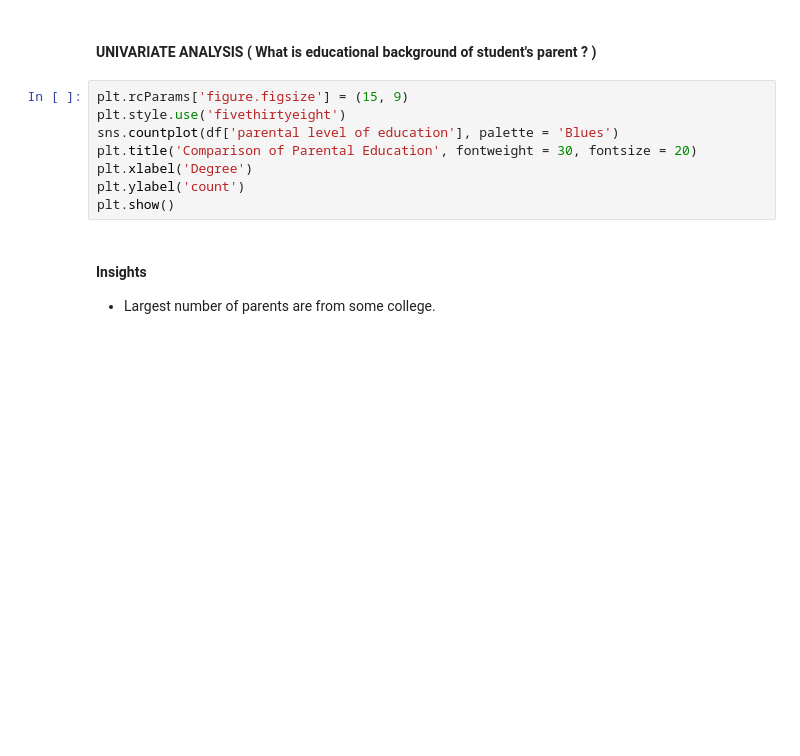
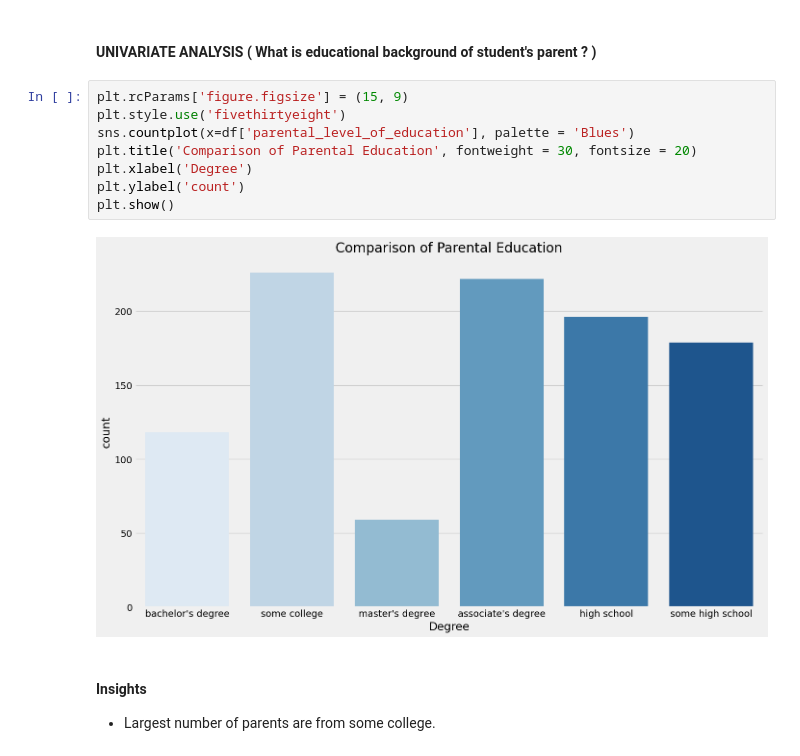
Before and after one commit to cesar-aveleyra-xal/ml-project-test, a Jupyter notebook: notebook/1 . EDA STUDENT PERFORMANCE .ipynb, the cells around one changed output. Drawn from its saved outputs; the diff is of its cells as text; blank space fills up the shorter version.

```diff
--- a/notebook/1 . EDA STUDENT PERFORMANCE .ipynb
+++ b/notebook/1 . EDA STUDENT PERFORMANCE .ipynb
@@ -512,11 +518,13 @@ for container in ax[2].containers:
 # %%
 plt.rcParams['figure.figsize'] = (15, 9)
 plt.style.use('fivethirtyeight')
-sns.countplot(df['parental level of education'], palette = 'Blues')
+sns.countplot(x=df['parental_level_of_education'], palette = 'Blues')
 plt.title('Comparison of Parental Education', fontweight = 30, fontsize = 20)
 plt.xlabel('Degree')
 plt.ylabel('count')
 plt.show()
+# %% [output]
+[figure, added]
 # %% [markdown]
 #### Insights
 - Largest number of parents are from some college.
```
Also changed, not shown: parts of 9 cells of this notebook, 4 other files.
